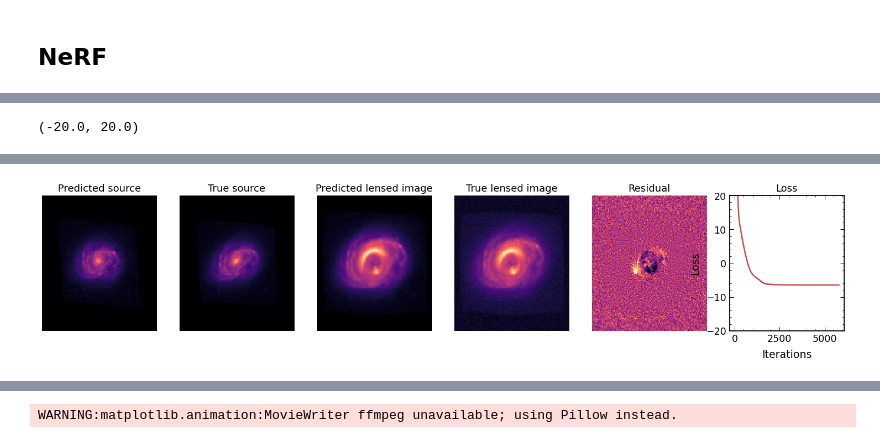
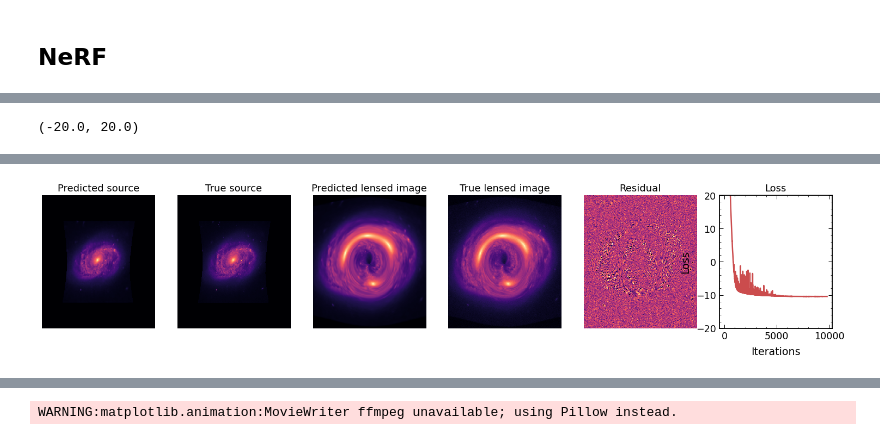
Before and after one commit to smsharma/lensing-neural-fields, a Jupyter notebook: notebooks/nerf_probabilistic_gigalens.ipynb, the cells around one changed output, grey strips where cells are left out. Drawn from its saved outputs; the diff is of its cells as text; code cells hidden in the pictures.

```diff
--- a/notebooks/nerf_probabilistic_gigalens.ipynb
+++ b/notebooks/nerf_probabilistic_gigalens.ipynb
@@ -341,6 +290,6 @@ model.apply({"params": params}, input_to_network)
 # %%
 theta_x_lims = theta_y_lims = x_lims
-theta_x_coords, theta_y_coords = jnp.meshgrid(jnp.linspace(theta_x_lims[0], theta_x_lims[1], n_xy), jnp.linspace(theta_y_lims[0], theta_y_lims[1], n_xy))
+theta_x_coords, theta_y_coords = jnp.meshgrid(jnp.linspace(theta_x_lims[0], theta_x_lims[1], n_xy_s), jnp.linspace(theta_y_lims[0], theta_y_lims[1], n_xy_s))
 
 coords = jnp.array([theta_x_coords, theta_y_coords])
 image_input =  jnp.expand_dims(image, 0)
@@ -429,12 +411,12 @@ def train_step(state, batch, key, learning_rate_fn):
 # %%
-learning_rate_init = 3e-4
-learning_rate_variational = 3e-4
+learning_rate_init = 1e-3
+learning_rate_variational = 1e-3
 weight_decay = 1e-4
 momentum = 0.5
 optimizer_name = "adabelief"
 # %%
-train_epochs = 6000
-warmup_steps = 1000
+train_epochs = 10000
+warmup_steps = 2000
 plot_every = 200
 # %%
 # lr_schedule = optax.constant_schedule(value=learning_rate_init)
@@ -457,7 +440,7 @@ def map_nested_fn(fn):
 key, rng = jax.random.split(jax.random.PRNGKey(np.random.randint(1000)))
 
 # Initialize the Model
-model, params = initialize_model(key, (n_xy * n_xy, 2))
+model, params = initialize_model(key, (n_xy_s * n_xy_s, 2))
 
 # Define the Optimizer
 if optimizer_name == "adamw":
@@ -500,10 +483,10 @@ def train_and_evaluate(state, train_step_fn, learning_rate_fn):
 
             model_fn = lambda x: state.apply_fn({"params": state.params}, x)
             model_output, loc, scale_tri = model_fn(rearrange(coords, "c h w -> (h w) c"))
-            model_output = rearrange(model_output, "(h w) c -> c h w", h=n_xy, w=n_xy)
+            model_output = rearrange(model_output, "(h w) c -> c h w", h=n_xy_s, w=n_xy_s)
 
-            loc = loc.at[(0,)].set(nn.softplus(loc[0]))
-            lenses = render_lens((nn.softplus(model_output[0]), loc))
+            lenses = render_lens((nn.softplus(model_output[0]), loc, x_lims, y_lims))
+            lenses = lenses.reshape(lenses.shape[-1] // n_sup, n_sup, lenses.shape[-1] // n_sup, n_sup).sum((-1, -3))
 
             reconstructed_lens_history.append(np.asarray(lenses.T))
             reconstructed_src_mu_history.append(np.asarray(nn.softplus(model_output[0])))
@@ -714,11 +770,11 @@ fig, (ax1, ax2, ax3, ax4, ax5, ax6) = plt.subplots(1, 6, figsize=(26, 4.5))
 
 i = len(hist["reconstructed_src_mu"]) - 1
 
-ax1.imshow((hist["reconstructed_src_mu"][i]) * ~snr, cmap=cmap, vmin=0, vmax=1, aspect="auto")
+ax1.imshow((hist["reconstructed_src_mu"][i]) * ~snr, cmap=cmap, vmin=0, vmax=im_source.max(), aspect="auto")
 # ax1.imshow(gaussian_filter(hist["reconstructed_src_mu"][i] * ~oob_cond, sigma=0.025 / pixel_size, truncate=8.), cmap=cmap, vmin=0, vmax=1, aspect="auto")
 ax1.set_title(f"Predicted source")
 ax1.axis("off")
-ax2.imshow(im_source * ~snr, cmap=cmap, vmin=0, vmax=1, aspect="auto")
+ax2.imshow(im_source * ~snr, cmap=cmap, vmin=0, vmax=im_source.max(), aspect="auto")
 ax2.set_title(f"True source")
 ax2.axis("off")
 ax3.imshow(hist["reconstructed_lens"][i], cmap=cmap, aspect="auto")
@@ -742,4 +797,4 @@ WARNING:matplotlib.font_manager:findfont: Font family ['serif'] not found. Falli
-[figure, old version]
+[figure, new version]
 # %%
 from celluloid import Camera
 
```
Also changed, not shown: parts of 56 cells of this notebook, 6 other files.
